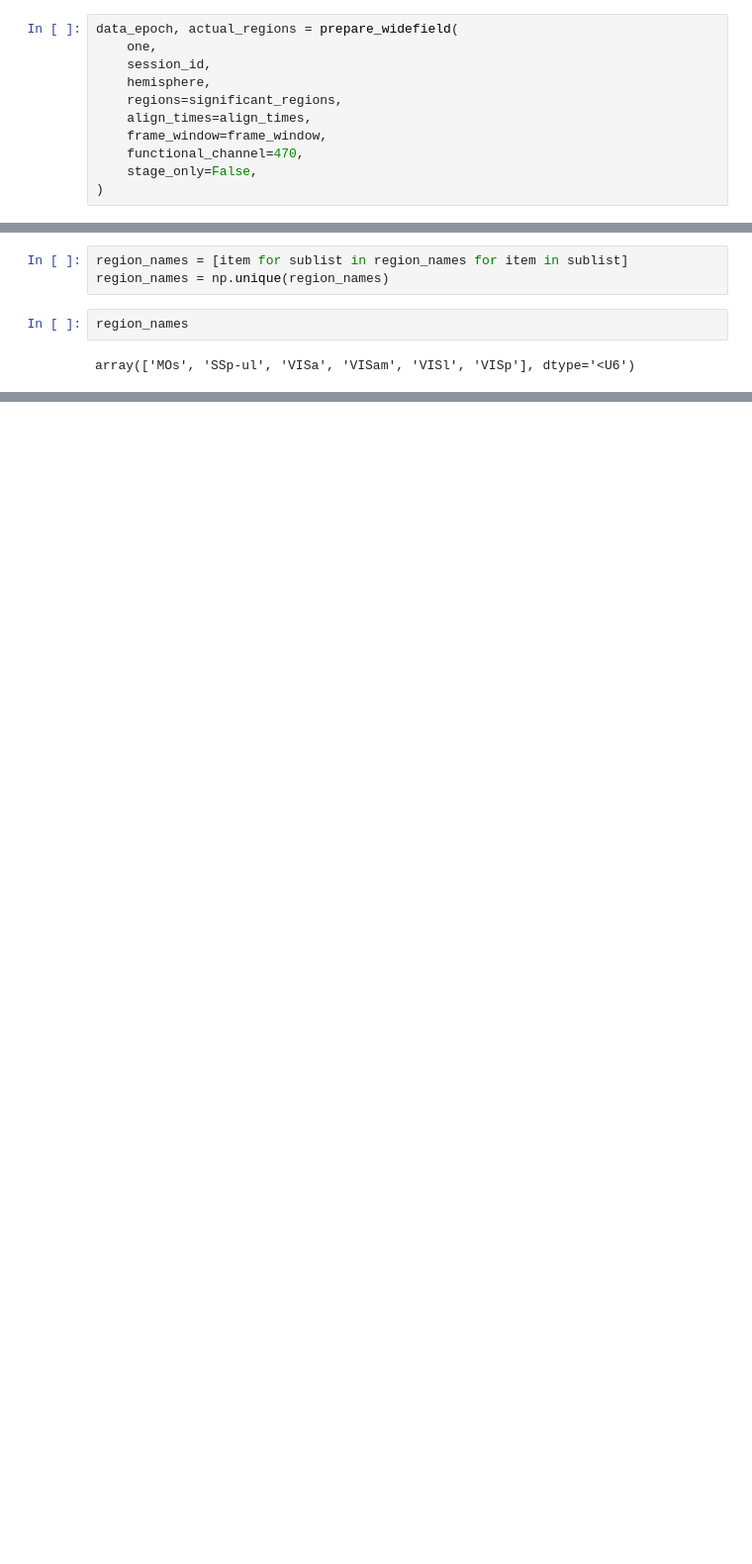
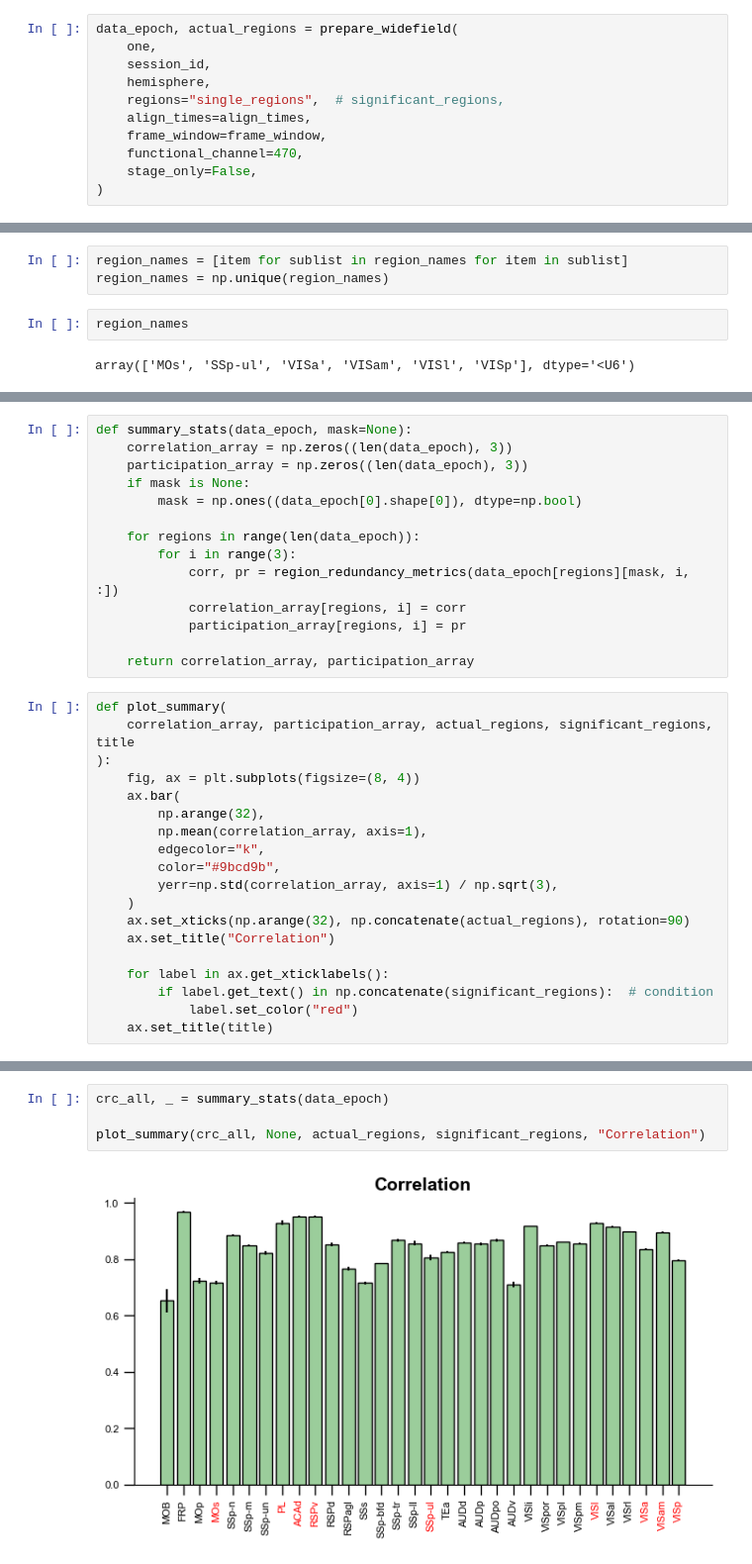
Before and after one commit to debottamKundu/ibl-partial-info-decomp, a Jupyter notebook: notebooks/widefield_pid.ipynb, the cells around one changed output, grey strips where cells are left out. Shown at 99% size. Saved outputs shown, nothing was run; the diff lists cells and outputs as text; blank space fills up the shorter version.

```diff
--- a/notebooks/widefield_pid.ipynb
+++ b/notebooks/widefield_pid.ipynb
@@ -86,7 +84,7 @@ data_epoch, actual_regions = prepare_widefield(
     one,
     session_id,
     hemisphere,
-    regions=significant_regions,
+    regions="single_regions",  # significant_regions,
     align_times=align_times,
     frame_window=frame_window,
     functional_channel=470,
@@ -432,0 +454,33 @@ array(['MOs', 'SSp-ul', 'VISa', 'VISam', 'VISl', 'VISp'], dtype='<U6')
+# %%
+def summary_stats(data_epoch, mask=None):
+    correlation_array = np.zeros((len(data_epoch), 3))
+    participation_array = np.zeros((len(data_epoch), 3))
+    if mask is None:
+        mask = np.ones((data_epoch[0].shape[0]), dtype=np.bool)
+
+    for regions in range(len(data_epoch)):
+        for i in range(3):
+            corr, pr = region_redundancy_metrics(data_epoch[regions][mask, i, :])
+            correlation_array[regions, i] = corr
+            participation_array[regions, i] = pr
+
+    return correlation_array, participation_array
+# %%
+def plot_summary(
+    correlation_array, participation_array, actual_regions, significant_regions, title
+):
+    fig, ax = plt.subplots(figsize=(8, 4))
+    ax.bar(
+        np.arange(32),
+        np.mean(correlation_array, axis=1),
+        edgecolor="k",
+        color="#9bcd9b",
+        yerr=np.std(correlation_array, axis=1) / np.sqrt(3),
+    )
+    ax.set_xticks(np.arange(32), np.concatenate(actual_regions), rotation=90)
+    ax.set_title("Correlation")
+
+    for label in ax.get_xticklabels():
+        if label.get_text() in np.concatenate(significant_regions):  # condition
+            label.set_color("red")
+    ax.set_title(title)
@@ -432,0 +489,6 @@ array(['MOs', 'SSp-ul', 'VISa', 'VISam', 'VISl', 'VISp'], dtype='<U6')
+# %%
+crc_all, _ = summary_stats(data_epoch)
+
+plot_summary(crc_all, None, actual_regions, significant_regions, "Correlation")
+# %% [output]
+[figure, added]
```
Also changed, not shown: parts of 12 cells of this notebook, 8 other files.
